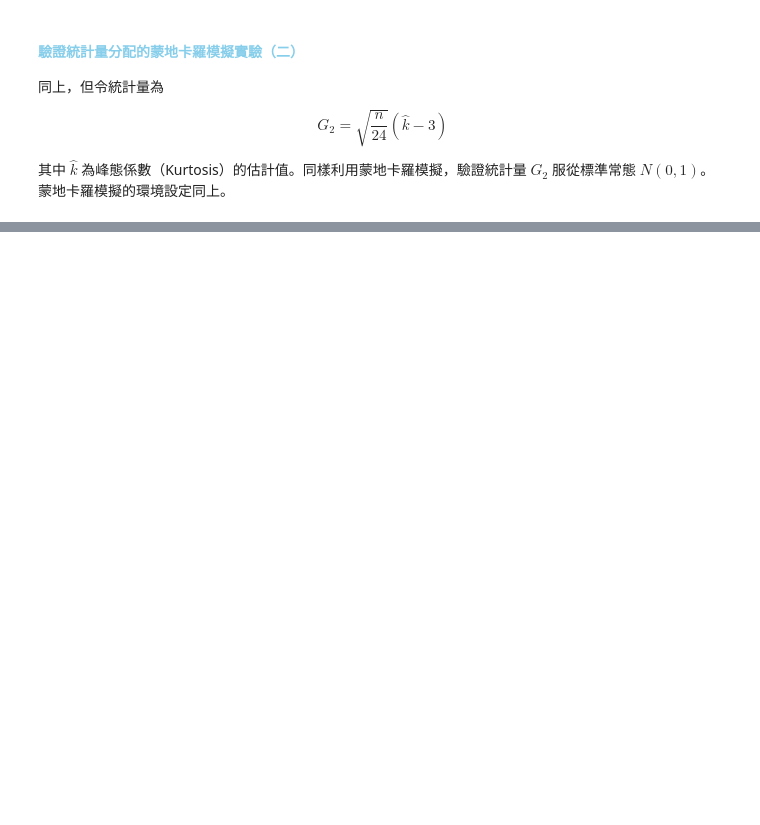
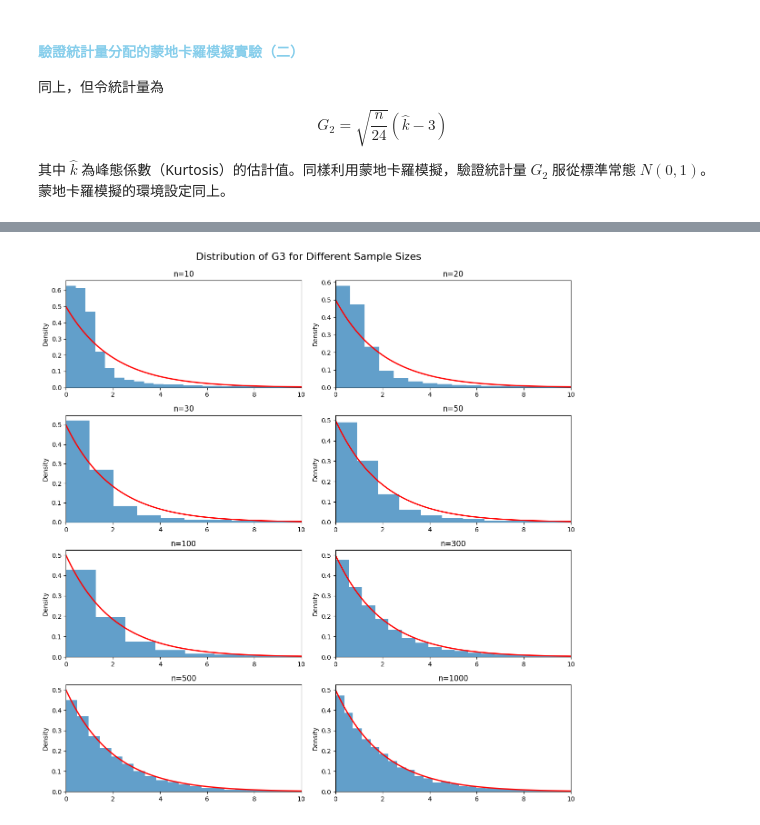
Before and after one commit to ntpuccw/InClassCoding, a Jupyter notebook: statCompPractices.ipynb, the cells around one changed output, grey strips where cells are left out. Saved outputs shown, nothing was run; the diff lists cells and outputs as text; code cells hidden in the pictures; blank space fills up the shorter version.

```diff
--- a/statCompPractices.ipynb
+++ b/statCompPractices.ipynb
@@ -69,0 +137,39 @@ $$G_2 = \sqrt{\frac{n}{24}} (\hat{k} - 3)$$
+# %%
+# compute the statistic for G3=G1^2 + G2^2
+import numpy as np
+import matplotlib.pyplot as plt
+from scipy.stats import skew, norm, kurtosis, chi2
+
+n = [10, 20, 30, 50, 100, 300, 500, 1000]
+N = 10000
+mu, s = 0, 1
+
+# plot the histogram of G3 for different sample sizes in a 4x2 grid
+fig, axs = plt.subplots(4, 2, figsize=(12, 12))
+# plot the histogram of G3
+for i, n_val in enumerate(n):
+    # generate random samples
+    samples = np.random.normal(mu, s, (N, n_val))
+    # compute G1
+    g1_val = np.sqrt(n_val / 6) * skew(samples, axis=1, bias=False)
+    # compute G2
+    g2_val = kurtosis(samples, axis=1, fisher=True, bias=False)
+    g2_val = np.sqrt(n_val / 24) * g2_val
+    # compute G3
+    g3_val = g1_val**2 + g2_val**2
+    ax = axs[i // 2, i % 2]
+    ax.hist(g3_val, bins=100, density=True, alpha=0.7)
+    # plot the chi2 distribution for comparison
+    x = np.linspace(0, 10, 100)
+    y = chi2.pdf(x, 2)
+    ax.plot(x, y, 'r-', linewidth=2)
+    ax.set_title('n={}'.format(n_val))
+    # ax.set_xlabel('G1')
+    ax.set_xlim(0, 10)
+    ax.set_ylabel('Density')
+
+plt.tight_layout()
+plt.suptitle('Distribution of G3 for Different Sample Sizes', fontsize=16, y=1.02)
+plt.show()
+# %% [output]
+[figure, added]
```
Also changed, not shown: parts of 2 cells of this notebook.
